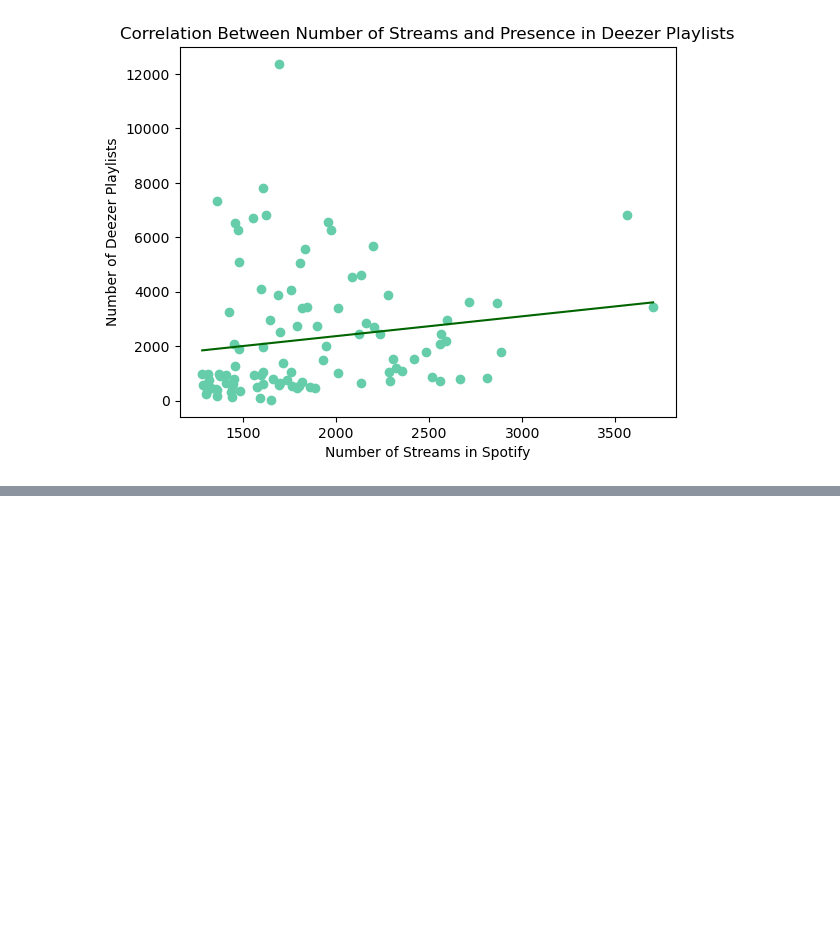
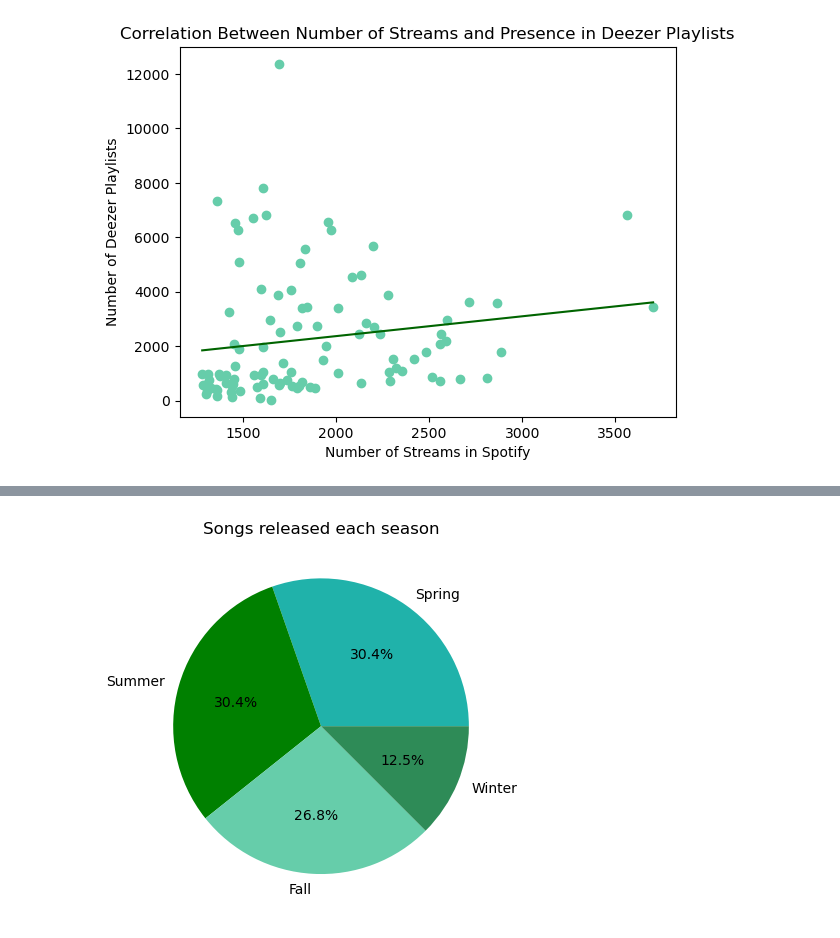
Before and after one commit to luisrodriguezror/project1, a Jupyter notebook: Final_Code.ipynb, the cells around one changed output, grey strips where cells are left out. Cells and saved outputs as stored; diff of their text form; code cells hidden in the pictures; blank space fills up the shorter version.

```diff
--- a/Final_Code.ipynb
+++ b/Final_Code.ipynb
@@ -220,0 +253,23 @@ PearsonRResult(statistic=0.1604824394559296, pvalue=0.11071127912564706)
+# %%
+#Group songs depending on the season when it was released
+spring = top_100_one_year.loc[((top_100_one_year["released_month"] == 3) & (top_100_one_year["released_day"] >= 20)) |(top_100_one_year["released_month"] == 4) | (top_100_one_year["released_month"] == 5) | ((top_100_one_year["released_month"] == 6) & (top_100_one_year["released_day"] < 21))]
+summer = top_100_one_year.loc[((top_100_one_year["released_month"] == 6) & (top_100_one_year["released_day"] >= 21)) |(top_100_one_year["released_month"] == 7) | (top_100_one_year["released_month"] == 8) | ((top_100_one_year["released_month"] == 9) & (top_100_one_year["released_day"] < 23))]
+fall = top_100_one_year.loc[((top_100_one_year["released_month"] == 9) & (top_100_one_year["released_day"] >= 23)) |(top_100_one_year["released_month"] == 10) | (top_100_one_year["released_month"] == 11) | ((top_100_one_year["released_month"] == 12) & (top_100_one_year["released_day"] < 21))]
+winter = top_100_one_year.loc[((top_100_one_year["released_month"] == 12) & (top_100_one_year["released_day"] >= 21)) |(top_100_one_year["released_month"] == 1) | (top_100_one_year["released_month"] == 2) | ((top_100_one_year["released_month"] == 3) & (top_100_one_year["released_day"] < 20))]
+
+#Count songs from each season
+spring_total = len(spring)
+summer_total = len(summer)
+fall_total = len(fall)
+winter_total = len(winter)
+
+#Create a list with the sum of songs per season
+season_list = [spring_total, summer_total, fall_total, winter_total]
+# %%
+#Pie chart
+colors_pie =  ['lightseagreen','green','mediumaquamarine','seagreen']
+labels = 'Spring', 'Summer', 'Fall', 'Winter'
+plt.title("Songs released each season")
+pie_chart_season = plt.pie(season_list, labels=labels,autopct='%1.1f%%',colors=colors_pie)
+# %% [output]
+[figure, added]
```
Also changed, not shown: parts of 7 cells of this notebook.
